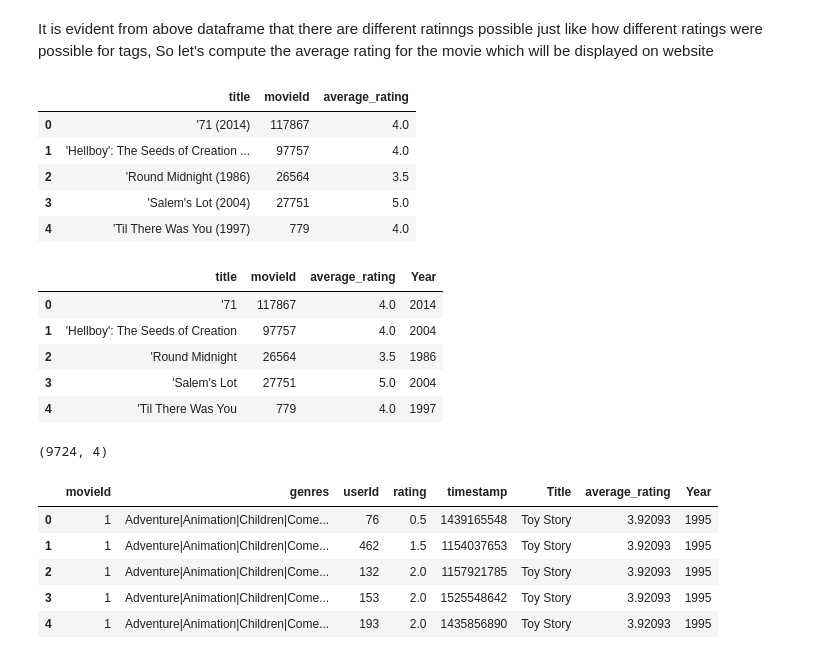
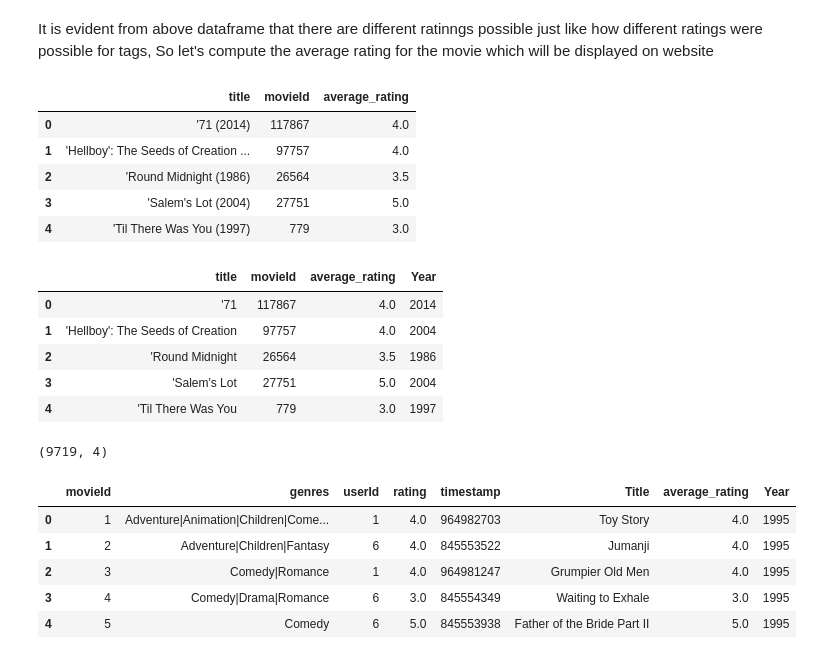
Before and after one commit to Manudeep-git/Weekend_Movie_Trip, a Jupyter notebook: Weekend Movie Trip.ipynb, the cells around one changed output. Saved outputs shown, nothing was run; the diff lists cells and outputs as text; code cells hidden in the pictures.

```diff
--- a/Weekend Movie Trip.ipynb
+++ b/Weekend Movie Trip.ipynb
@@ -138,7 +138,8 @@ sns.countplot(x=dark_comedy['rating'])
 ## Combining tags,ratings and movies
 # %%
 #combining movies and ratings to perform some EDA
-df_movies_ratings=pd.merge(movies,ratings,on=['movieId'])
+df_movies_ratings=pd.merge(movies,ratings,on=['movieId'],how='right')
+df_movies_ratings.drop_duplicates(subset=['title'],keep='first',inplace=True)
 df_movies_ratings.head()
 # %% [output]
 |  | movieId | title | genres | userId | rating | timestamp |
@@ -183,4 +184,4 @@ average_movie_rating.head()
 | 1 | 'Hellboy': The Seeds of Creation ... | 97757 | 4.0 |
 | 2 | 'Round Midnight (1986) | 26564 | 3.5 |
 | 3 | 'Salem's Lot (2004) | 27751 | 5.0 |
-| 4 | 'Til There Was You (1997) | 779 | 4.0 |
+| 4 | 'Til There Was You (1997) | 779 | 3.0 |
@@ -187,9 +190,8 @@ average_movie_rating.head()
 # %%
 #splitting the title and year column to get more accurate data
-title_year=average_movie_rating['title'].str.rsplit("(",n=1,expand=True)
+title_year=average_movie_rating['title'].str.rsplit("(",1,expand=True)
 average_movie_rating['title']=title_year[0]
 average_movie_rating['Year']=title_year[1]
-average_movie_rating.head()
 average_movie_rating['Year']=average_movie_rating['Year'].astype(str)
 average_movie_rating['Year']=average_movie_rating['Year'].apply(lambda s:s.strip(')'))
 average_movie_rating.head()
@@ -199,22 +201,21 @@ average_movie_rating.head()
 | 1 | 'Hellboy': The Seeds of Creation | 97757 | 4.0 | 2004 |
 | 2 | 'Round Midnight | 26564 | 3.5 | 1986 |
 | 3 | 'Salem's Lot | 27751 | 5.0 | 2004 |
-| 4 | 'Til There Was You | 779 | 4.0 | 1997 |
+| 4 | 'Til There Was You | 779 | 3.0 | 1997 |
 # %%
 average_movie_rating.shape
 # %% [output]
-(9724, 4)
+(9719, 4)
 # %%
 #merging the average rating with df_movies_ratings
-#df_movies_ratings=pd.merge(df_movies_ratings,average_movie_rating,on=['movieId'])
-#df_movies_ratings.drop('title_x',axis=1,inplace=True)
-#df_movies_ratings.rename(index=str,columns={"title_y":"Title"},inplace=True)
-df
+df_movies_ratings=pd.merge(df_movies_ratings,average_movie_rating,on=['movieId'])
+df_movies_ratings.drop('title_x',axis=1,inplace=True)
+df_movies_ratings.rename(index=str,columns={"title_y":"Title"},inplace=True)
 df_movies_ratings.head()
 # %% [output]
 |  | movieId | genres | userId | rating | timestamp | Title | average_rating | Year |
-| 0 | 1 | Adventure|Animation|Children|Come... | 76 | 0.5 | 1439165548 | Toy Story | 3.92093 | 1995 |
-| 1 | 1 | Adventure|Animation|Children|Come... | 462 | 1.5 | 1154037653 | Toy Story | 3.92093 | 1995 |
-| 2 | 1 | Adventure|Animation|Children|Come... | 132 | 2.0 | 1157921785 | Toy Story | 3.92093 | 1995 |
-| 3 | 1 | Adventure|Animation|Children|Come... | 153 | 2.0 | 1525548642 | Toy Story | 3.92093 | 1995 |
-| 4 | 1 | Adventure|Animation|Children|Come... | 193 | 2.0 | 1435856890 | Toy Story | 3.92093 | 1995 |
+| 0 | 1 | Adventure|Animation|Children|Come... | 1 | 4.0 | 964982703 | Toy Story | 4.0 | 1995 |
+| 1 | 2 | Adventure|Children|Fantasy | 6 | 4.0 | 845553522 | Jumanji | 4.0 | 1995 |
+| 2 | 3 | Comedy|Romance | 1 | 4.0 | 964981247 | Grumpier Old Men | 4.0 | 1995 |
+| 3 | 4 | Comedy|Drama|Romance | 6 | 3.0 | 845554349 | Waiting to Exhale | 3.0 | 1995 |
+| 4 | 5 | Comedy | 6 | 5.0 | 845553938 | Father of the Bride Part II | 5.0 | 1995 |
```
Also changed, not shown: parts of 30 cells of this notebook.
